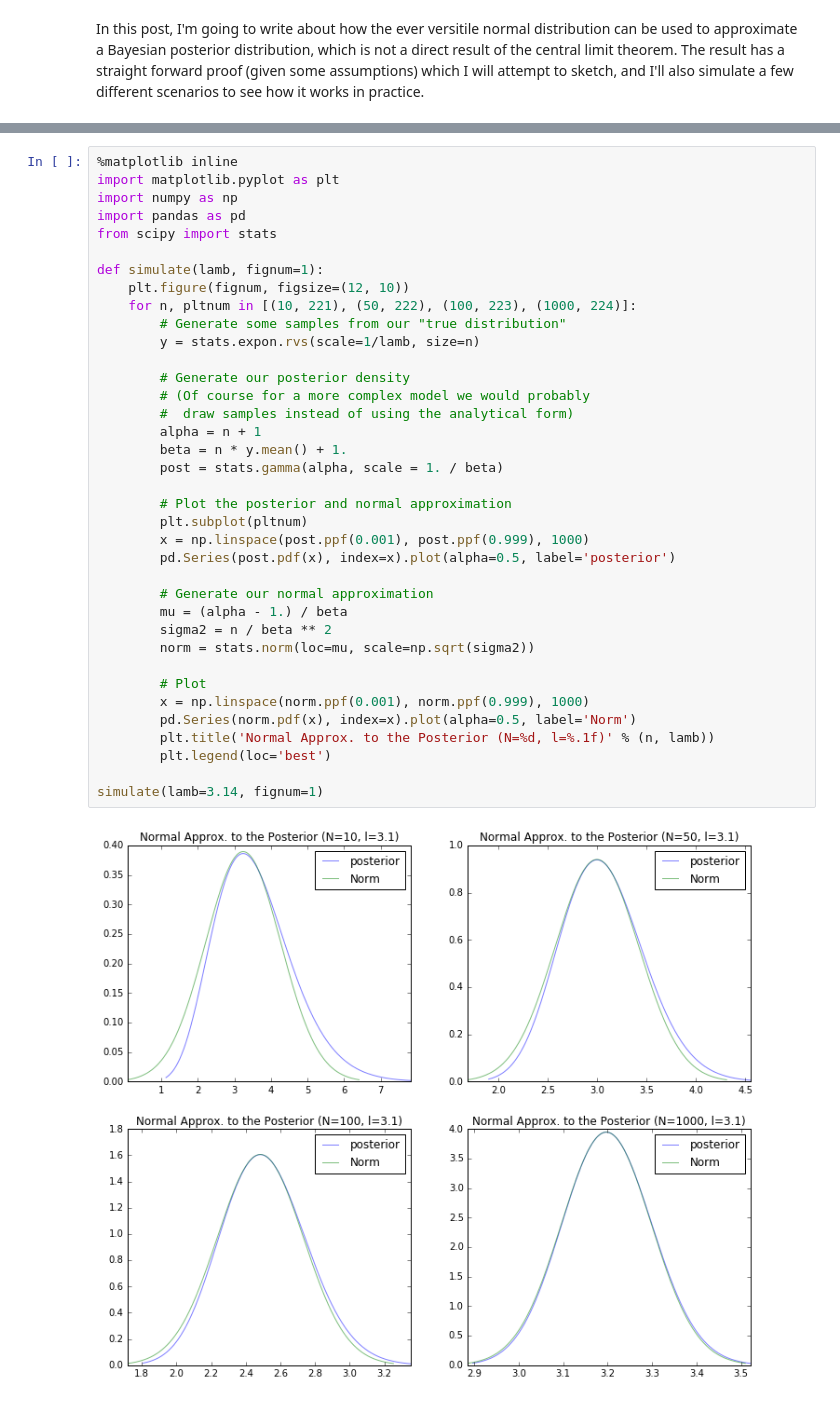
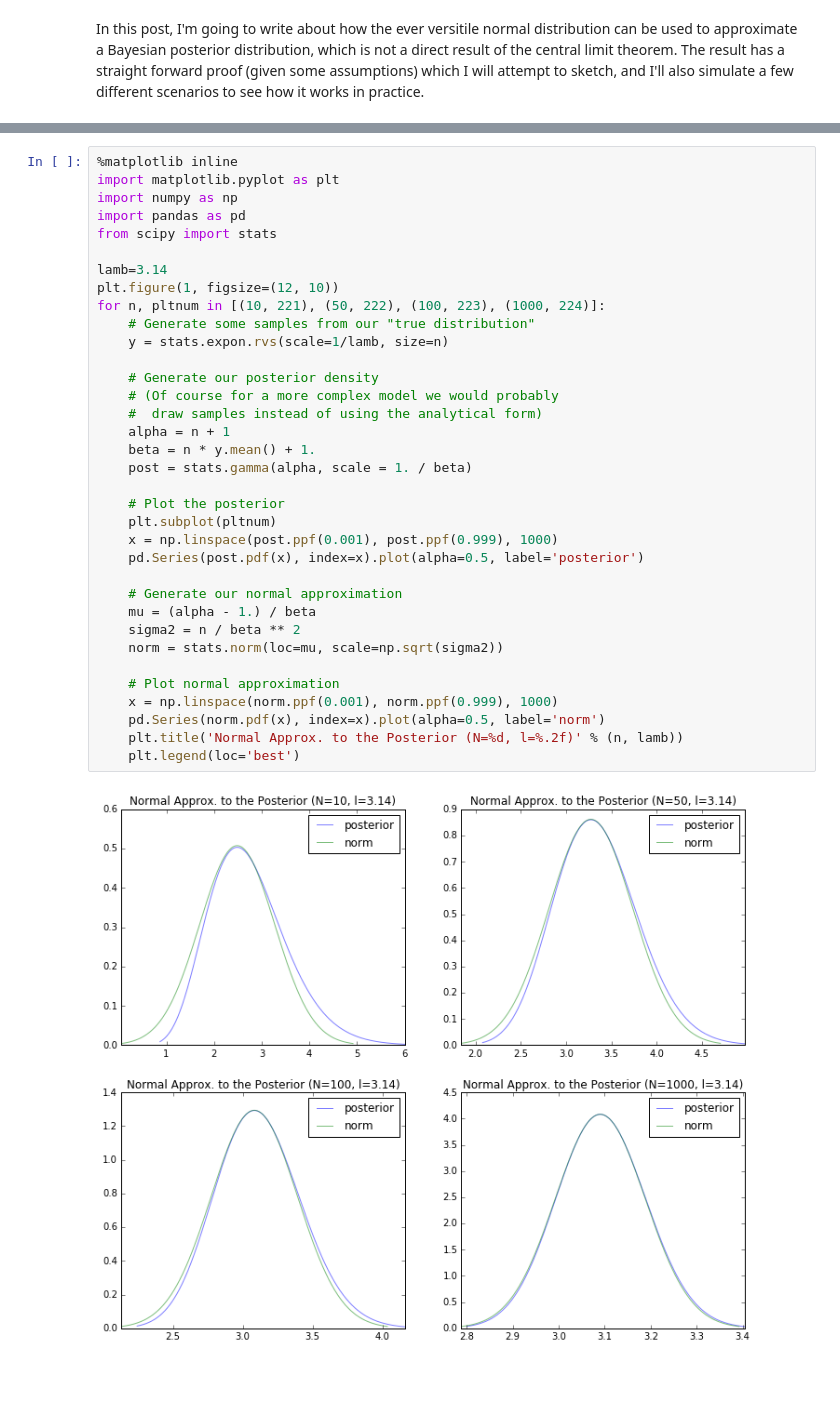
Before and after one commit to bjlkeng/bjlkeng.github.io, a Jupyter notebook: source/posts/normal-approximations-to-the-posterior-distribution.ipynb, the cells around one changed output, grey strips where cells are left out. Drawn from its saved outputs; the diff is of its cells as text.

```diff
--- a/source/posts/normal-approximations-to-the-posterior-distribution.ipynb
+++ b/source/posts/normal-approximations-to-the-posterior-distribution.ipynb
@@ -196,40 +180,38 @@ So according to our work, our posterior distribution should be approximated by
 # %%
 %matplotlib inline
 import matplotlib.pyplot as plt
 import numpy as np
 import pandas as pd
 from scipy import stats
 
-def simulate(lamb, fignum=1):
-    plt.figure(fignum, figsize=(12, 10))
-    for n, pltnum in [(10, 221), (50, 222), (100, 223), (1000, 224)]:
-        # Generate some samples from our "true distribution"
-        y = stats.expon.rvs(scale=1/lamb, size=n)
+lamb=3.14
+plt.figure(1, figsize=(12, 10))
+for n, pltnum in [(10, 221), (50, 222), (100, 223), (1000, 224)]:
+    # Generate some samples from our "true distribution"
+    y = stats.expon.rvs(scale=1/lamb, size=n)
 
-        # Generate our posterior density
-        # (Of course for a more complex model we would probably
-        #  draw samples instead of using the analytical form)
-        alpha = n + 1
-        beta = n * y.mean() + 1.
-        post = stats.gamma(alpha, scale = 1. / beta)
+    # Generate our posterior density
+    # (Of course for a more complex model we would probably
+    #  draw samples instead of using the analytical form)
+    alpha = n + 1
+    beta = n * y.mean() + 1.
+    post = stats.gamma(alpha, scale = 1. / beta)
 
-        # Plot the posterior and normal approximation
-        plt.subplot(pltnum)
-        x = np.linspace(post.ppf(0.001), post.ppf(0.999), 1000)
-        pd.Series(post.pdf(x), index=x).plot(alpha=0.5, label='posterior')
+    # Plot the posterior
+    plt.subplot(pltnum)
+    x = np.linspace(post.ppf(0.001), post.ppf(0.999), 1000)
+    pd.Series(post.pdf(x), index=x).plot(alpha=0.5, label='posterior')
 
-        # Generate our normal approximation
-        mu = (alpha - 1.) / beta
-        sigma2 = n / beta ** 2
-        norm = stats.norm(loc=mu, scale=np.sqrt(sigma2))
+    # Generate our normal approximation
+    mu = (alpha - 1.) / beta
+    sigma2 = n / beta ** 2
+    norm = stats.norm(loc=mu, scale=np.sqrt(sigma2))
 
-        # Plot
-        x = np.linspace(norm.ppf(0.001), norm.ppf(0.999), 1000)
-        pd.Series(norm.pdf(x), index=x).plot(alpha=0.5, label='Norm')
-        plt.title('Normal Approx. to the Posterior (N=%d, l=%.1f)' % (n, lamb))
-        plt.legend(loc='best')
-
-simulate(lamb=3.14, fignum=1)
+    # Plot normal approximation
+    x = np.linspace(norm.ppf(0.001), norm.ppf(0.999), 1000)
+    pd.Series(norm.pdf(x), index=x).plot(alpha=0.5, label='norm')
+    plt.title('Normal Approx. to the Posterior (N=%d, l=%.2f)' % (n, lamb))
+    plt.legend(loc='best')
 # %% [output]
-[figure, old version]
+[figure, new version]
 # %% [markdown]
```
Also changed, not shown: parts of 6 cells of this notebook.
